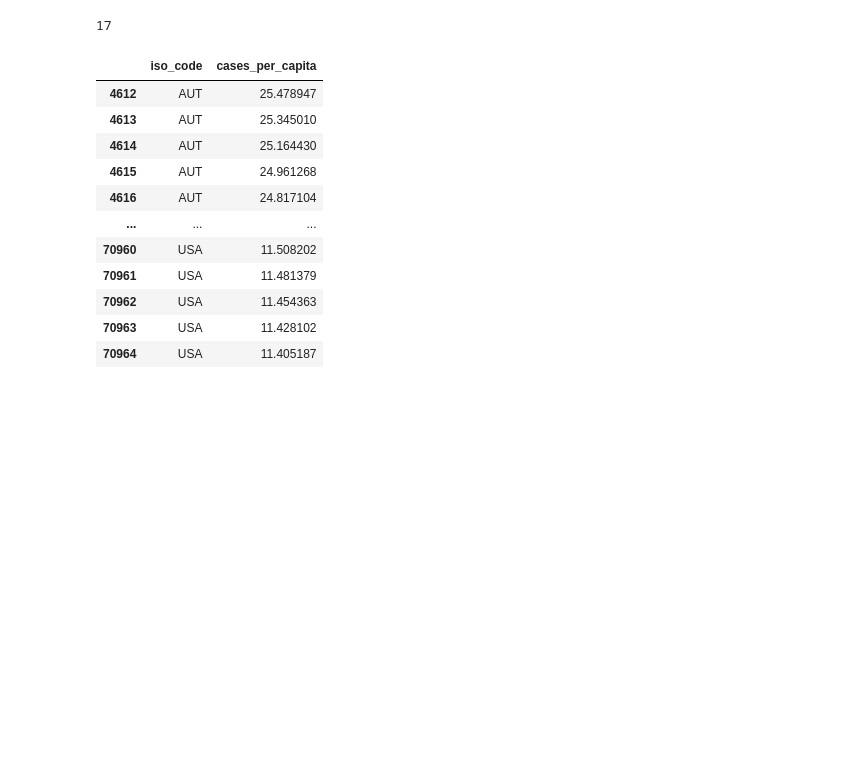
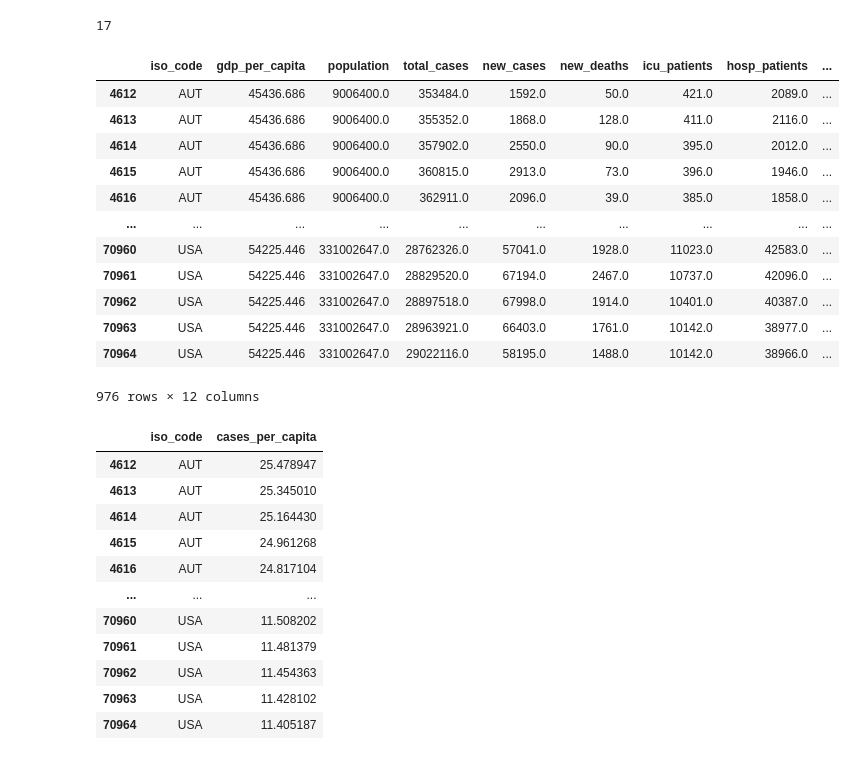
Before and after one commit to chris-inalsingh/Covid19_ML, a Jupyter notebook: Covid_Data/case_per_capita.ipynb, the cells around one changed output. Drawn from its saved outputs; the diff is of its cells as text; code cells hidden in the pictures; blank space fills up the shorter version.

```diff
--- a/Covid_Data/case_per_capita.ipynb
+++ b/Covid_Data/case_per_capita.ipynb
@@ -170,6 +170,22 @@ COV_GDP_df=COV_GDP_df.dropna()
 COV_GDP_df['iso_code'].nunique()
 # %% [output]
 17
+# %%
+COV_GDP_df
+# %% [output]
+|  | iso_code | gdp_per_capita | population | total_cases | new_cases | new_deaths | icu_patients | hosp_patients | ... |
+| 4612 | AUT | 45436.686 | 9006400.0 | 353484.0 | 1592.0 | 50.0 | 421.0 | 2089.0 | ... |
+| 4613 | AUT | 45436.686 | 9006400.0 | 355352.0 | 1868.0 | 128.0 | 411.0 | 2116.0 | ... |
+| 4614 | AUT | 45436.686 | 9006400.0 | 357902.0 | 2550.0 | 90.0 | 395.0 | 2012.0 | ... |
+| 4615 | AUT | 45436.686 | 9006400.0 | 360815.0 | 2913.0 | 73.0 | 396.0 | 1946.0 | ... |
+| 4616 | AUT | 45436.686 | 9006400.0 | 362911.0 | 2096.0 | 39.0 | 385.0 | 1858.0 | ... |
+| ... | ... | ... | ... | ... | ... | ... | ... | ... | ... |
+| 70960 | USA | 54225.446 | 331002647.0 | 28762326.0 | 57041.0 | 1928.0 | 11023.0 | 42583.0 | ... |
+| 70961 | USA | 54225.446 | 331002647.0 | 28829520.0 | 67194.0 | 2467.0 | 10737.0 | 42096.0 | ... |
+| 70962 | USA | 54225.446 | 331002647.0 | 28897518.0 | 67998.0 | 1914.0 | 10401.0 | 40387.0 | ... |
+| 70963 | USA | 54225.446 | 331002647.0 | 28963921.0 | 66403.0 | 1761.0 | 10142.0 | 38977.0 | ... |
+| 70964 | USA | 54225.446 | 331002647.0 | 29022116.0 | 58195.0 | 1488.0 | 10142.0 | 38966.0 | ... |
+976 rows × 12 columns
 # %%
 cov=COV_GDP_df[['iso_code',"cases_per_capita"]]
 cov
```
Also changed, not shown: parts of 7 cells of this notebook, 2 other files.
